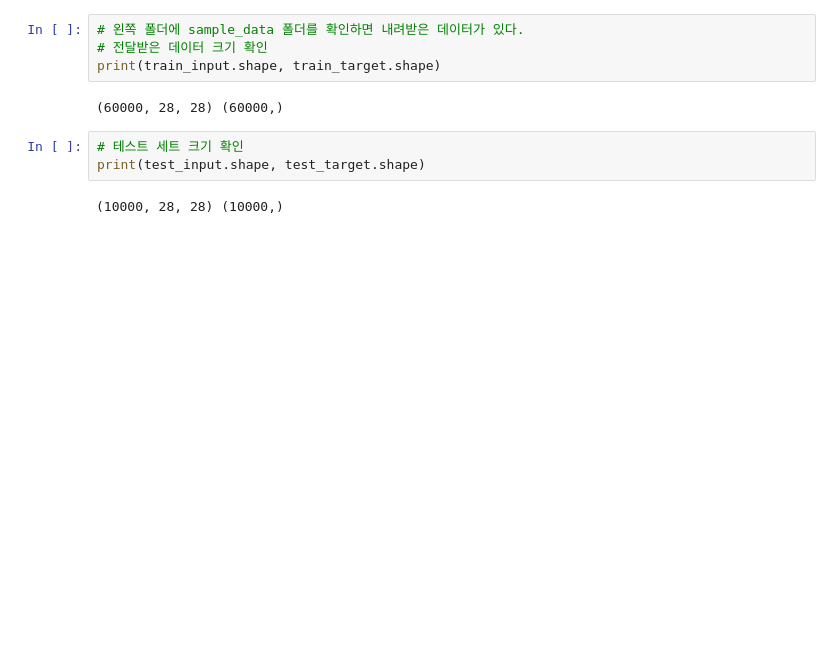
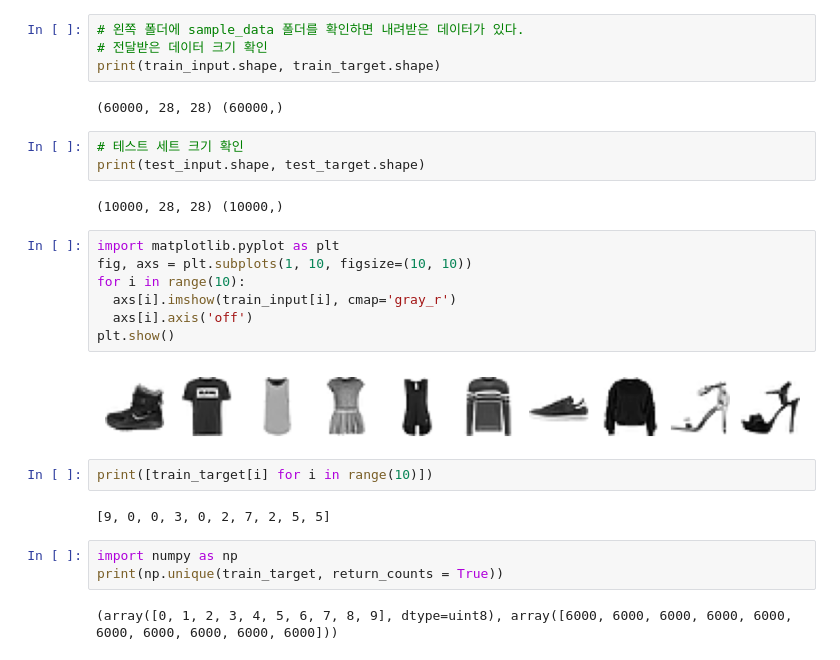
Before and after one commit to Tarel-Github/Artificial_Intelligence_practice, a Jupyter notebook: 6-1. 딥러닝: 인공 신경망.ipynb, the cells around one changed output. Saved outputs shown, nothing was run; the diff lists cells and outputs as text; blank space fills up the shorter version.

```diff
--- a/6-1. 딥러닝: 인공 신경망.ipynb
+++ b/6-1. 딥러닝: 인공 신경망.ipynb
@@ -23,3 +23,21 @@ print(train_input.shape, train_target.shape)
 print(test_input.shape, test_target.shape)
 # %% [output]
 (10000, 28, 28) (10000,)
+# %%
+import matplotlib.pyplot as plt
+fig, axs = plt.subplots(1, 10, figsize=(10, 10))
+for i in range(10):
+  axs[i].imshow(train_input[i], cmap='gray_r')
+  axs[i].axis('off')
+plt.show()
+# %% [output]
+[figure, added]
+# %%
+print([train_target[i] for i in range(10)])
+# %% [output]
+[9, 0, 0, 3, 0, 2, 7, 2, 5, 5]
+# %%
+import numpy as np
+print(np.unique(train_target, return_counts = True))
+# %% [output]
+(array([0, 1, 2, 3, 4, 5, 6, 7, 8, 9], dtype=uint8), array([6000, 6000, 6000, 6000, 6000, 6000, 6000, 6000, 6000, 6000]))
```
Also changed, not shown: parts of 14 cells of this notebook.
